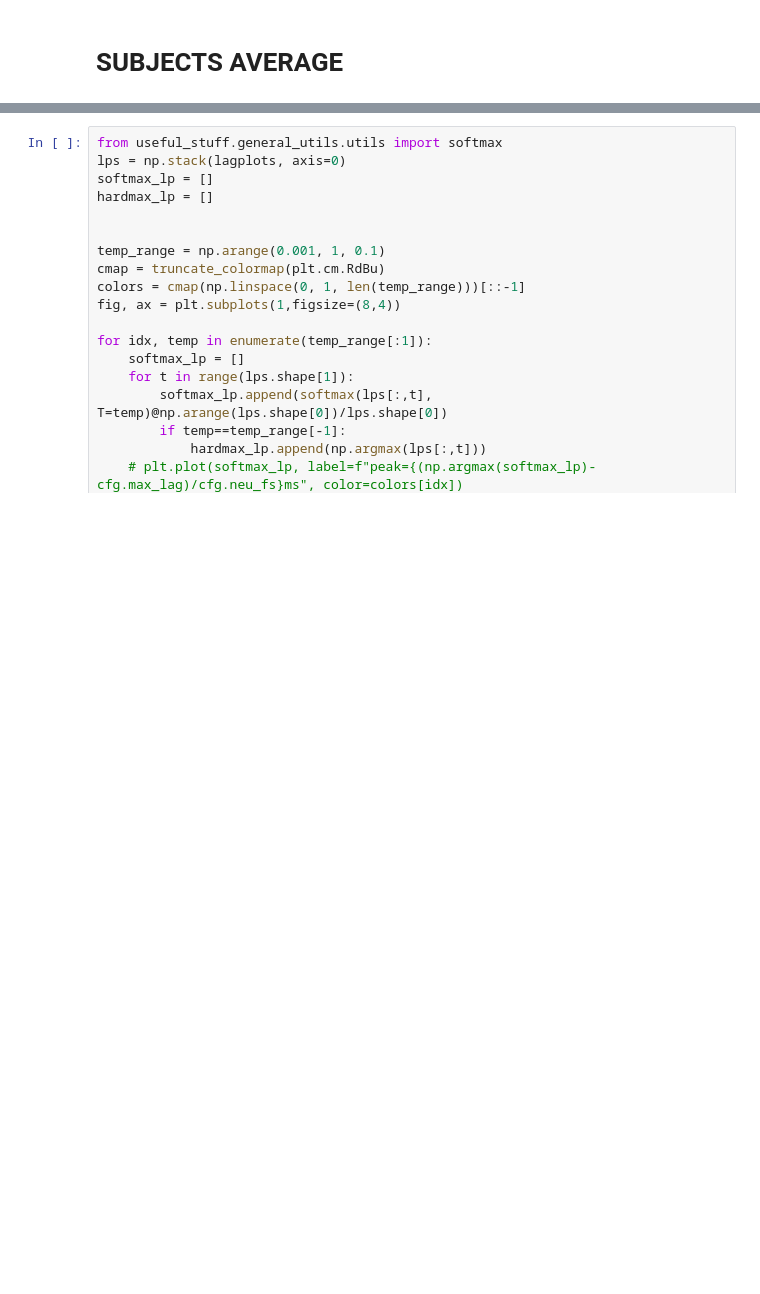
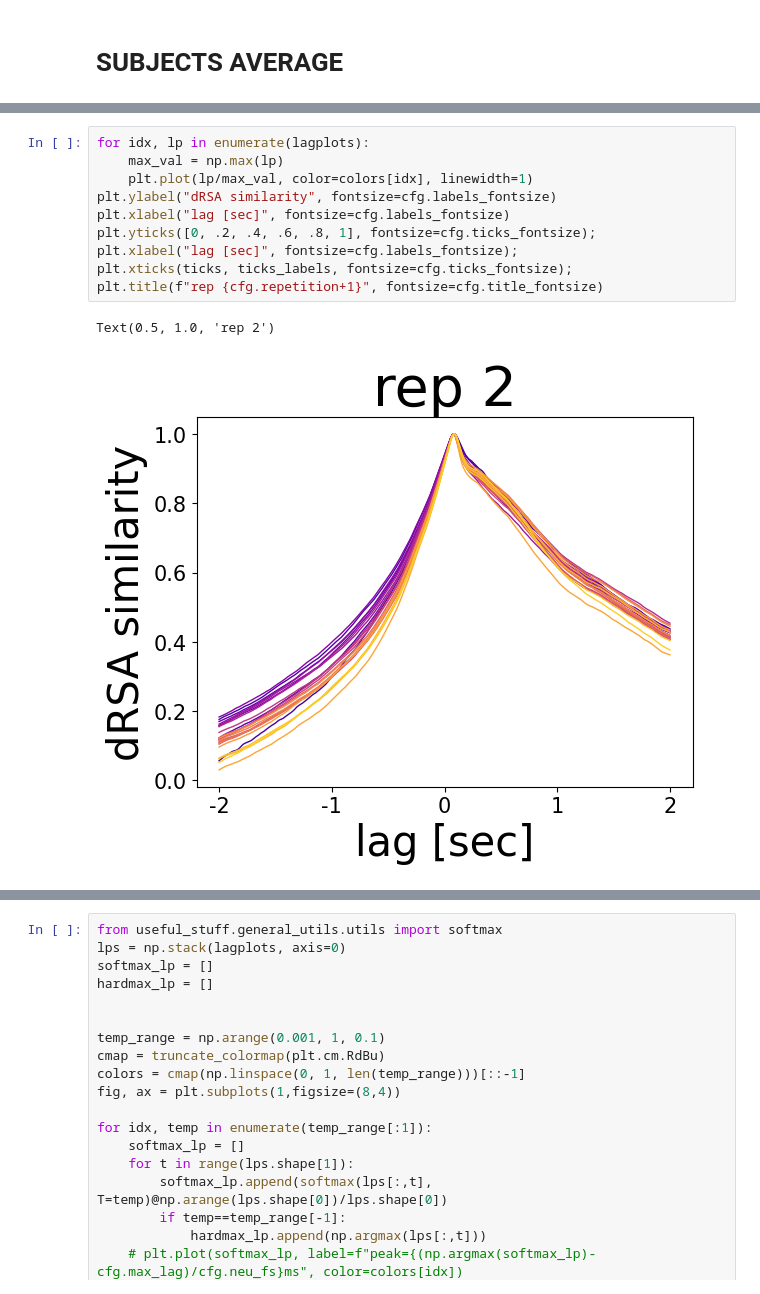
Before and after one commit to TizianoCausin01/project1917-26, a Jupyter notebook: python_scripts/scripts/figs_CAOs_poster.ipynb, the cells around one changed output, grey strips where cells are left out. Saved outputs shown, nothing was run; the diff lists cells and outputs as text; blank space fills up the shorter version.

```diff
--- a/python_scripts/scripts/figs_CAOs_poster.ipynb
+++ b/python_scripts/scripts/figs_CAOs_poster.ipynb
@@ -159,3 +159,16 @@ if cfg.save_fig:
+# %%
+for idx, lp in enumerate(lagplots):
+    max_val = np.max(lp)
+    plt.plot(lp/max_val, color=colors[idx], linewidth=1)
+plt.ylabel("dRSA similarity", fontsize=cfg.labels_fontsize)
+plt.xlabel("lag [sec]", fontsize=cfg.labels_fontsize)
+plt.yticks([0, .2, .4, .6, .8, 1], fontsize=cfg.ticks_fontsize);
+plt.xlabel("lag [sec]", fontsize=cfg.labels_fontsize);
+plt.xticks(ticks, ticks_labels, fontsize=cfg.ticks_fontsize);
+plt.title(f"rep {cfg.repetition+1}", fontsize=cfg.title_fontsize)
+# %% [output]
+Text(0.5, 1.0, 'rep 2')
+[figure, added]
 # %%
 cmap = truncate_colormap(plt.cm.plasma)  # or "plasma", "coolwarm", etc.
 colors = cmap(np.linspace(0, 1, len(layers)))
```
Also changed, not shown: parts of 11 cells of this notebook, 2 other files.
